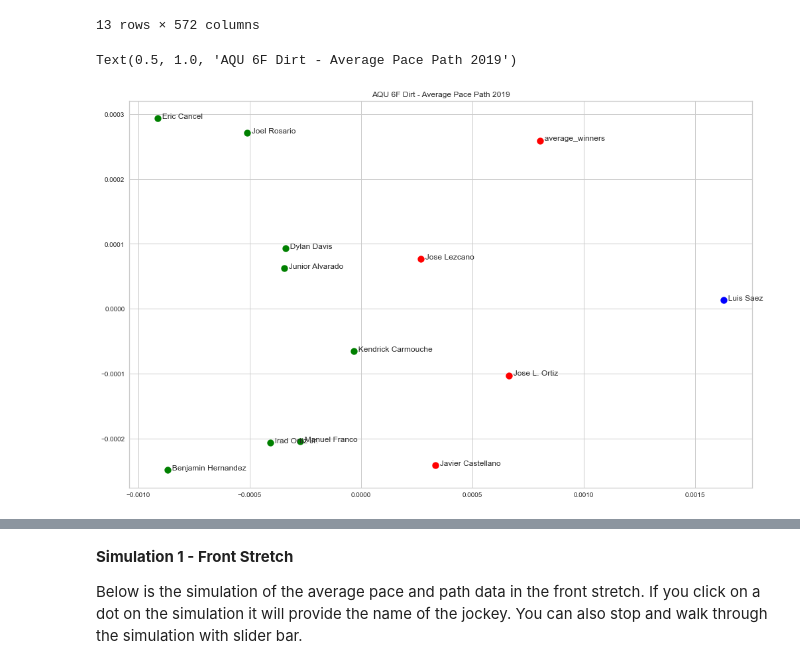
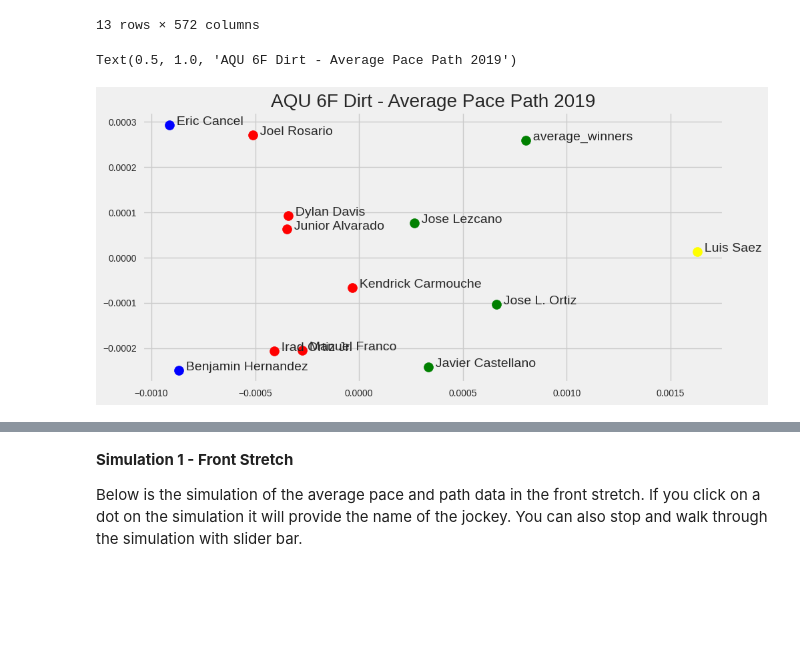
Before and after one commit to crauer/big_data_derby, a Jupyter notebook: pick-jockeys-that-increase-a-horses-chance-2-win.ipynb, the cells around one changed output, grey strips where cells are left out. Drawn from its saved outputs; the diff is of its cells as text; code cells hidden in the pictures; blank space fills up the shorter version.

```diff
--- a/pick-jockeys-that-increase-a-horses-chance-2-win.ipynb
+++ b/pick-jockeys-that-increase-a-horses-chance-2-win.ipynb
@@ -498,5 +500,7 @@ visualizer.show()
+# %%
+n_clusters=4
 # %%
-kmeans = KMeans(n_clusters=3, init='k-means++', max_iter= 500, n_init= 10, random_state=0)
+kmeans = KMeans(n_clusters=n_clusters, init='k-means++', max_iter= 500, n_init= 10, random_state=0)
 clusters = kmeans.fit_predict(X)
 clusters
 # %% [output]
@@ -529,22 +531,22 @@ pca_2d = pca.fit_transform(X)
 cluster_df['pca_2d (x)'] = [x for (x,y) in pca_2d]
 cluster_df['pca_2d (y)'] = [y for (x,y) in pca_2d]
 # %%
-plt.figure(figsize=(15,10))
+plt.figure(figsize=(10,5))
 
-colors = ['green', 'blue', 'red']
+colors = ['green', 'blue', 'red', 'yellow']
 
-for i in range(3):
+for i in range(n_clusters):
     plt.scatter(
         cluster_df[cluster_df['cluster'] == i]['pca_2d (x)'],
         cluster_df[cluster_df['cluster'] == i]['pca_2d (y)'],
         s=100,
         c=colors[i]
     )
 
 for _, row in cluster_df.iterrows():
     plt.annotate('  ' + row['jockey'], (row['pca_2d (x)'], row['pca_2d (y)']))
 
 plt.title('AQU 6F Dirt - Average Pace Path 2019')
 # %% [output]
 Text(0.5, 1.0, 'AQU 6F Dirt - Average Pace Path 2019')
-[figure, old version]
+[figure, new version]
```
Also changed, not shown: parts of 12 cells of this notebook, 2 other files.
